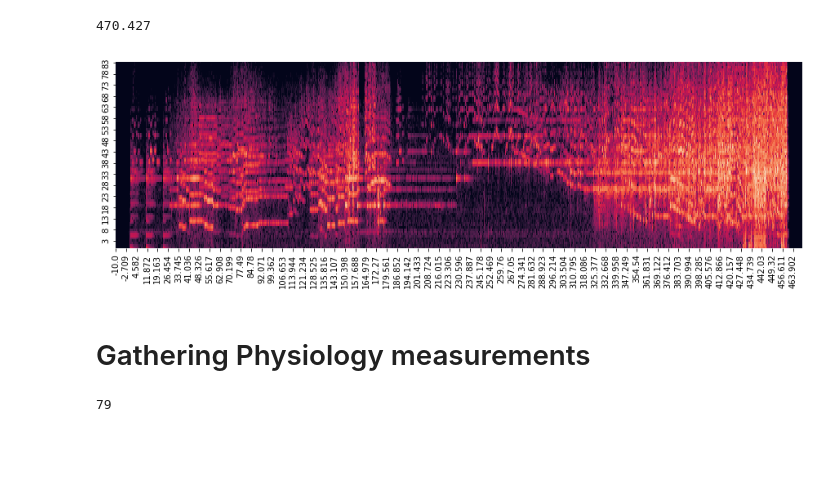
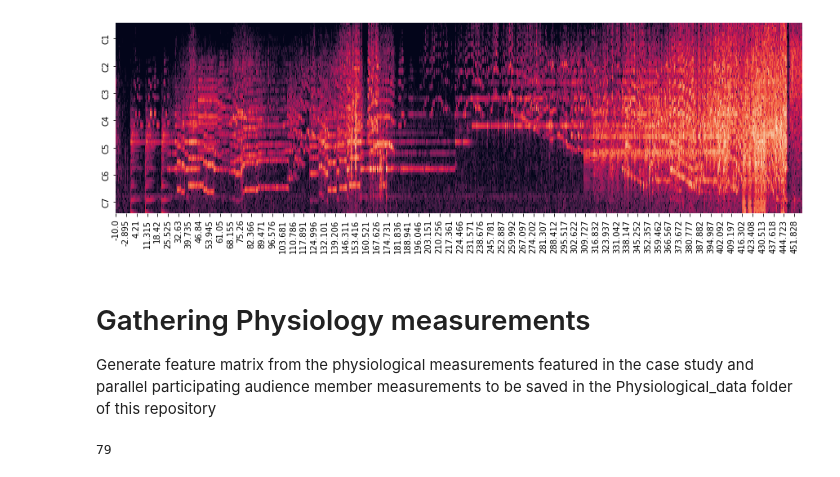
Before and after one commit to finn42/Exploratory_Listening_Phys, a Jupyter notebook: Signal Preparation.ipynb, the cells around one changed output. Drawn from its saved outputs; the diff is of its cells as text; code cells hidden in the pictures; blank space fills up the shorter version.

```diff
--- a/Signal Preparation.ipynb
+++ b/Signal Preparation.ipynb
@@ -115,23 +60,19 @@ C_df.to_csv(data_out_loc + 'C5_Saev_10_cqt.csv')
 # %%
 audio_loc = '/Users/finn/Desktop/Current_Projects/KORK/Data/Audio/Pieces/'
 buff = 10
-aud_file = audio_loc +'C1_Sae1_10.mp3' #C1_Sae1_1.mp3
+aud_file = audio_loc +'C1_House_Sae1_10.mp3'
 y, sr = librosa.load(aud_file)
 rms =librosa.feature.rms(y=y, frame_length=256, hop_length=64, center=True, pad_mode='constant')
 times = librosa.times_like(rms,sr = sr, hop_length=64)
 rms_sf = int(sr/64)
-aud_df = pd.DataFrame(index = times-buff ) # + M_times.loc[segtag,'Start']
+aud_df = pd.DataFrame(index = times-buff )
 aud_df['rms'] = rms[0]
 
 C = librosa.cqt(y=y, sr=sr)
 C_db = librosa.amplitude_to_db(np.abs(C), ref=np.max)
-times = (-buff+np.arange(len(C_db[0]))*(times[-1])/len(C_db[0])).round(3) #2*buff+
+times = (-buff+np.arange(len(C_db[0]))*(times[-1])/len(C_db[0])).round(3)
 pitchticks = np.arange(7,84,12)
 pitchticklabels=['C1','C2','C3','C4','C5','C6','C7']
 C_df = pd.DataFrame(data=C_db).transpose()
 C_df = C_df[C_df.columns[::-1]]
 C_df.set_index(times,inplace = True)
-# %%
-times[-1]
-# %% [output]
-470.427
@@ -137,0 +82,19 @@ times[-1]
+# %%
+audio_loc = '/Users/finn/Desktop/Current_Projects/KORK/Data/Audio/Pieces/'
+buff = 10
+aud_file = audio_loc +'C1_House_Sae2_10.mp3'
+y, sr = librosa.load(aud_file)
+rms =librosa.feature.rms(y=y, frame_length=256, hop_length=64, center=True, pad_mode='constant')
+times = librosa.times_like(rms,sr = sr, hop_length=64)
+rms_sf = int(sr/64)
+aud_df = pd.DataFrame(index = times-buff )
+aud_df['rms'] = rms[0]
+
+C = librosa.cqt(y=y, sr=sr)
+C_db = librosa.amplitude_to_db(np.abs(C), ref=np.max)
+times = (-buff+np.arange(len(C_db[0]))*(times[-1])/len(C_db[0])).round(3)
+pitchticks = np.arange(7,84,12)
+pitchticklabels=['C1','C2','C3','C4','C5','C6','C7']
+C_df = pd.DataFrame(data=C_db).transpose()
+C_df = C_df[C_df.columns[::-1]]
+C_df.set_index(times,inplace = True)
@@ -138,10 +104,10 @@ times[-1]
 # %%
 fig3 = plt.figure(constrained_layout=True,figsize=(12,4))
 gs = fig3.add_gridspec(1, 3)
 axes={}
 axes[0] = fig3.add_subplot(gs[0, :])
 chart = sns.heatmap(data=C_df.transpose(),cmap="rocket",ax=axes[0],cbar = False)
-
+axes[0].set(yticks = pitchticks, yticklabels = pitchticklabels)
 plt.show()
 # %% [output]
-[figure, old version]
+[figure, new version]
@@ -150,5 +114,7 @@ C_df.to_csv(data_out_loc + 'KORK_Sae1_10_cqt.csv')
-# %% [markdown]
-# Gathering Physiology measurements
+# %% [markdown]
+# Gathering Physiology measurements
+
+Generate feature matrix from the physiological measurements featured in the case study and parallel participating audience member measurements to be saved in the Physiological_data folder of this repository
 # %%
 # audio file locations in
 phys_loc = '../SSO/Signals/'
```
Also changed, not shown: parts of 36 cells of this notebook, 13 other files.
